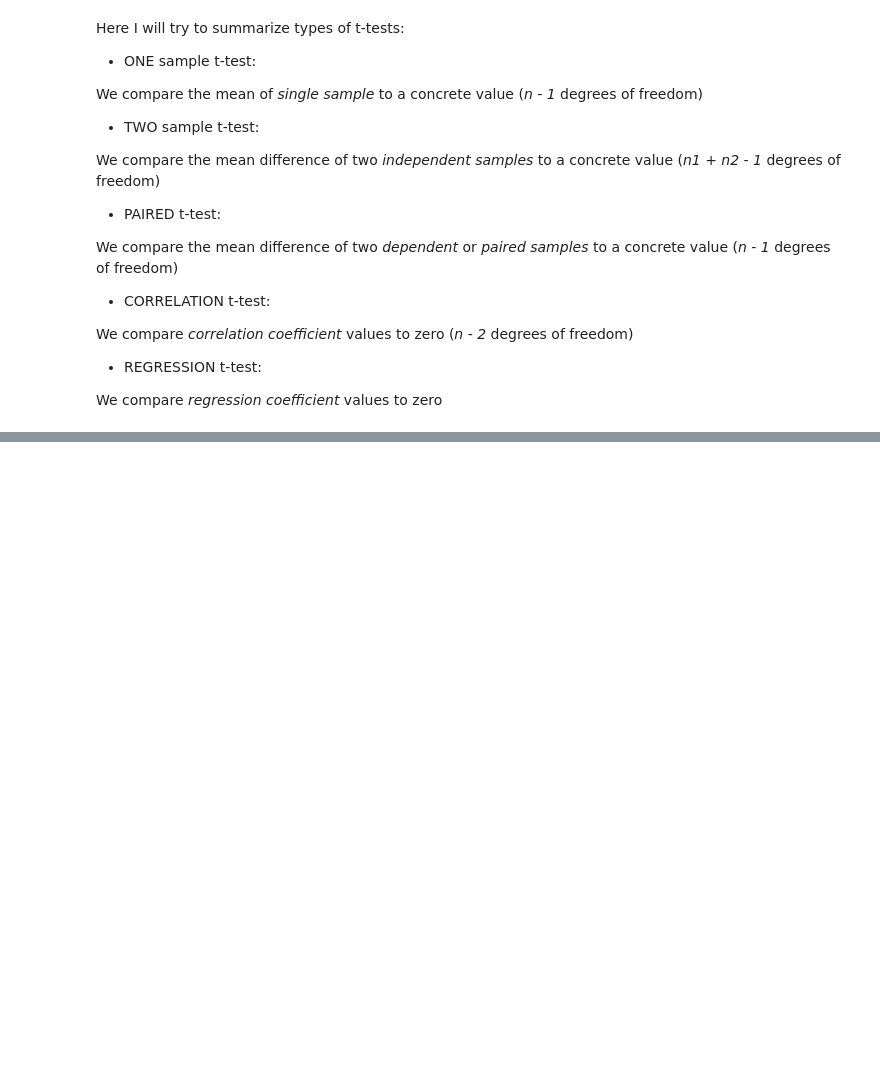
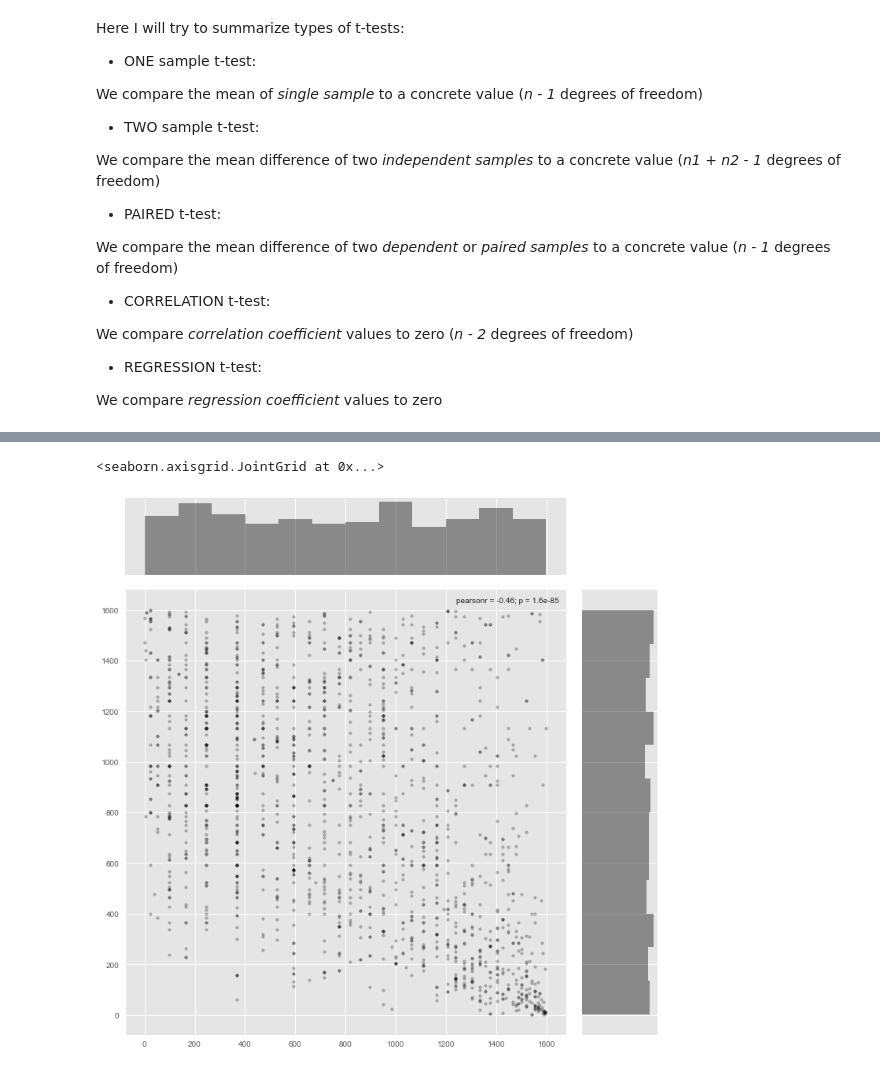
Before and after one commit to ludgo/udaWine, a Jupyter notebook: notebook.ipynb, the cells around one changed output, grey strips where cells are left out. Drawn from its saved outputs; the diff is of its cells as text; code cells hidden in the pictures; blank space fills up the shorter version.

```diff
--- a/notebook.ipynb
+++ b/notebook.ipynb
@@ -401,0 +439,5 @@ We compare *regression coefficient* values to zero
+# %%
+sns.jointplot(x=st.rankdata(two['alcohol']), y=st.rankdata(two['density']), size=10, alpha=.25, color='k', marker='.')
+# %% [output]
+<seaborn.axisgrid.JointGrid at 0x...>
+[figure, added]
```
Also changed, not shown: parts of 27 cells of this notebook.
